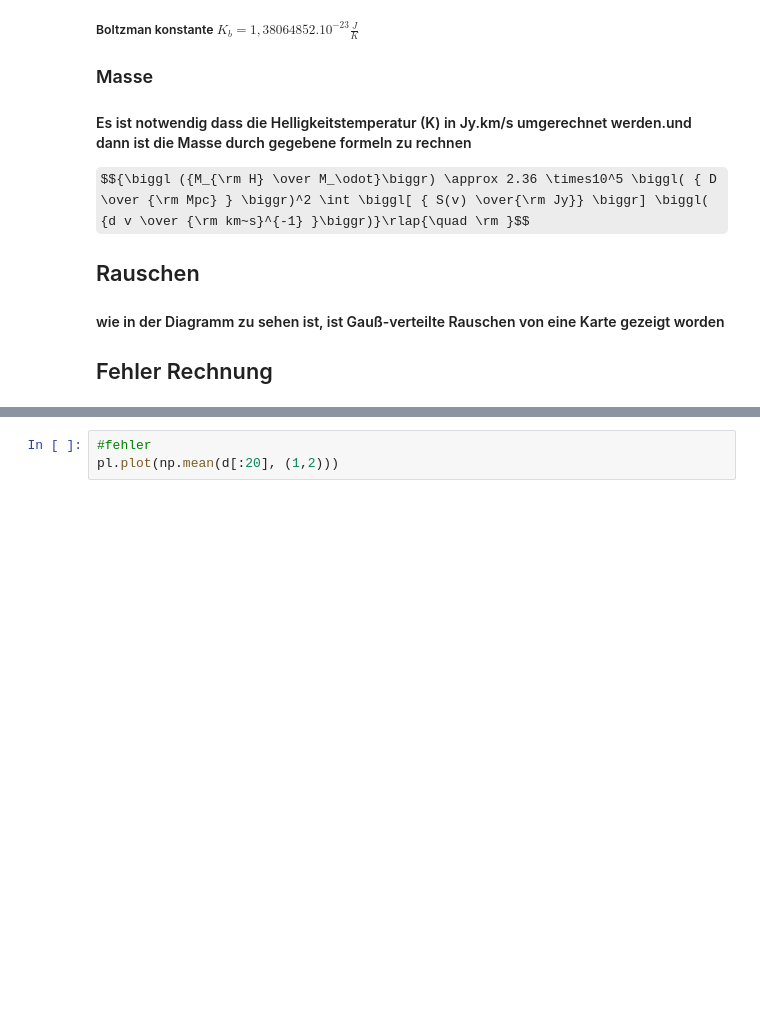
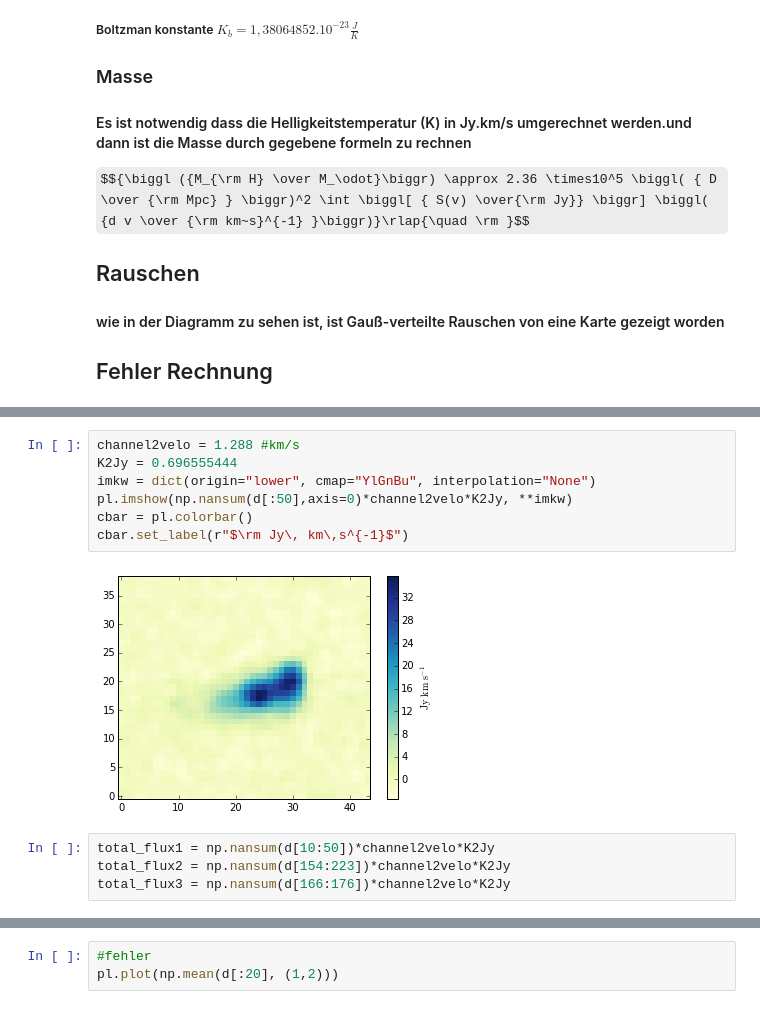
Before and after one commit to alibabaei1/Radio, a Jupyter notebook: Untitled.ipynb, the cells around one changed output, grey strips where cells are left out. Cells and saved outputs as stored; diff of their text form; some formulas as TeX source; blank space fills up the shorter version.

```diff
--- a/Untitled.ipynb
+++ b/Untitled.ipynb
@@ -52,3 +65,16 @@ $${\biggl ({M_{\rm H} \over M_\odot}\biggr) \approx 2.36 \times10^5 \biggl( { D
+# %%
+channel2velo = 1.288 #km/s
+K2Jy = 0.696555444
+imkw = dict(origin="lower", cmap="YlGnBu", interpolation="None")
+pl.imshow(np.nansum(d[:50],axis=0)*channel2velo*K2Jy, **imkw)
+cbar = pl.colorbar()
+cbar.set_label(r"$\rm Jy\, km\,s^{-1}$")
+# %% [output]
+[figure, added]
+# %%
+total_flux1 = np.nansum(d[10:50])*channel2velo*K2Jy
+total_flux2 = np.nansum(d[154:223])*channel2velo*K2Jy
+total_flux3 = np.nansum(d[166:176])*channel2velo*K2Jy
 # %%
 %matplotlib inline
 import numpy as np
```
Also changed, not shown: parts of 8 cells of this notebook.
